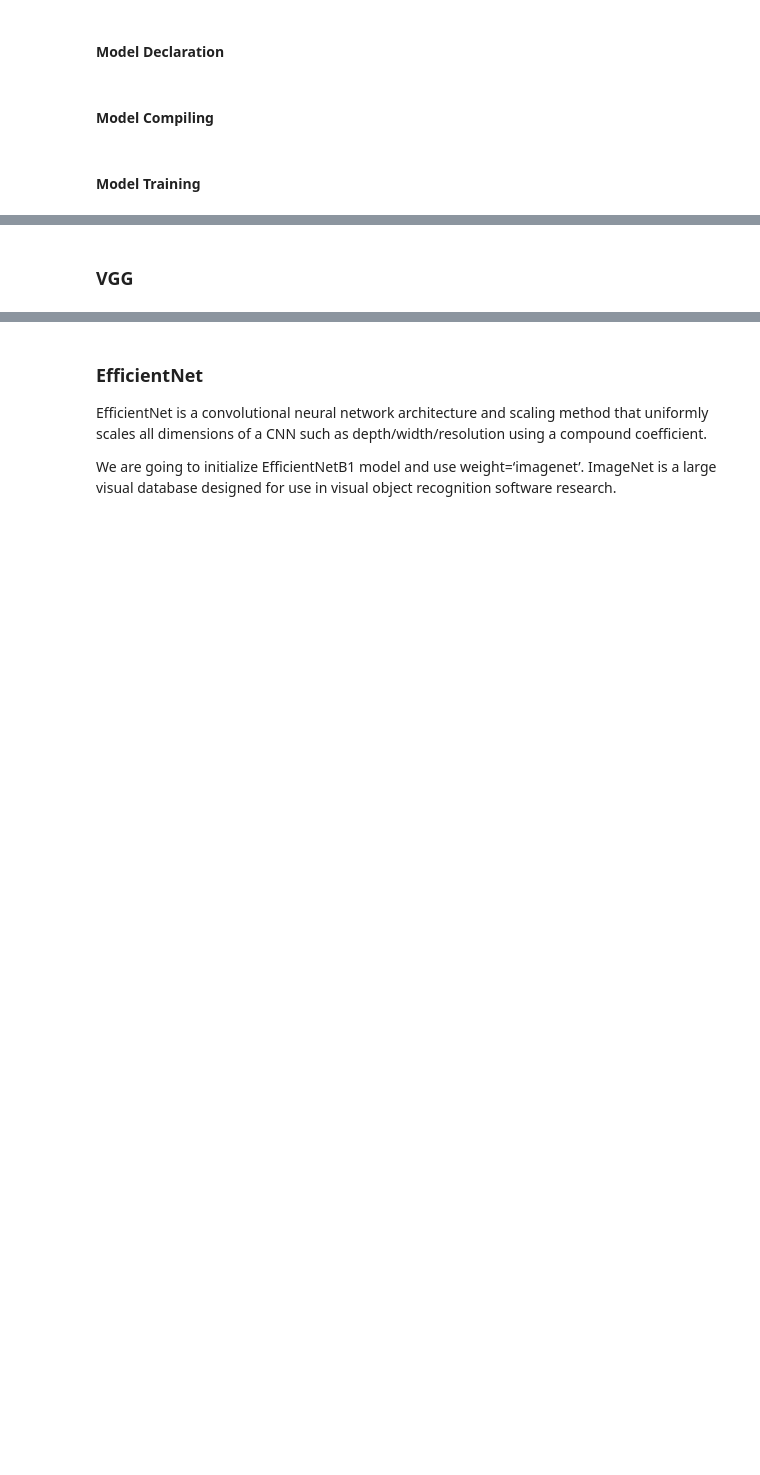
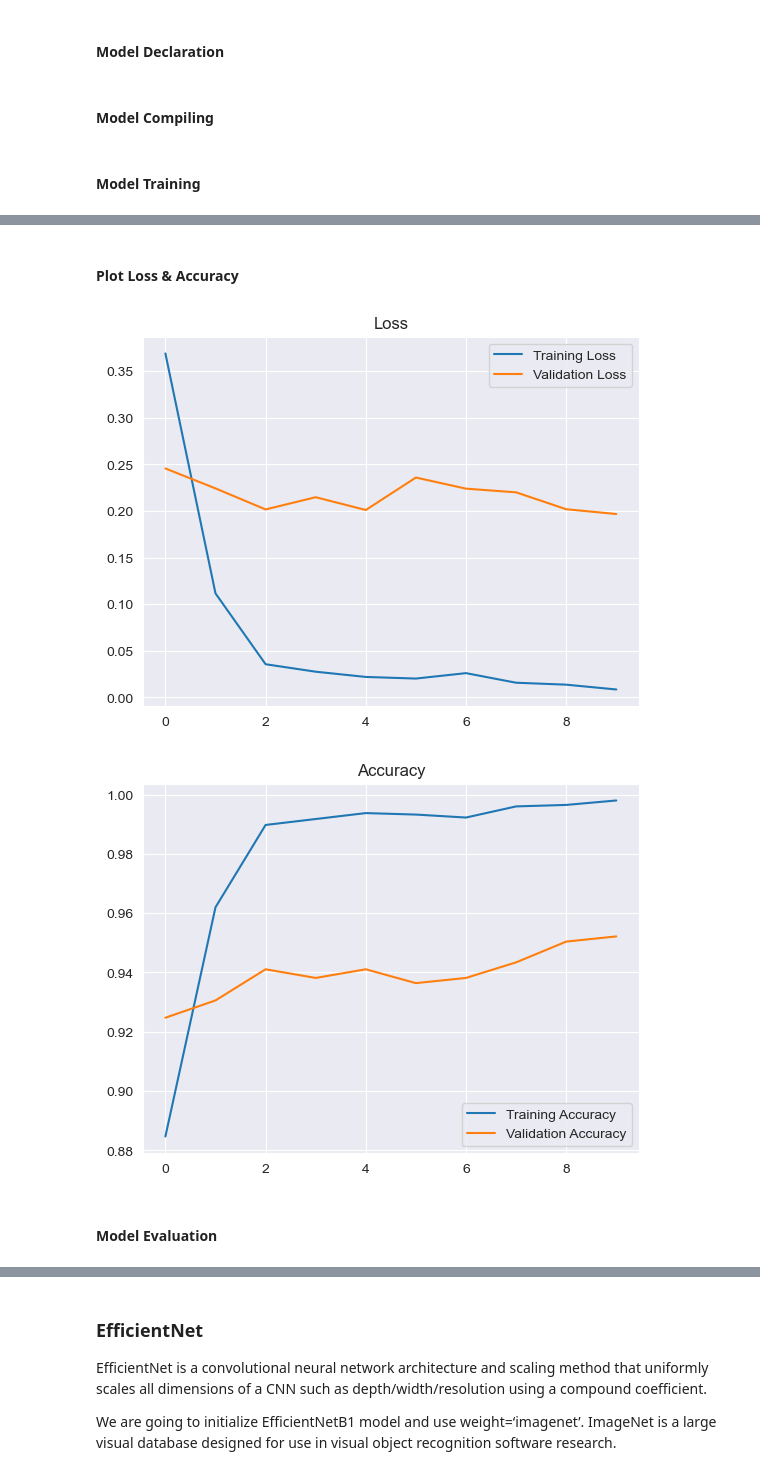
Before and after one commit to MYTHILI05896/brain-tumor-mri-classifier, a Jupyter notebook: BrainTumor.ipynb, the cells around one changed output, grey strips where cells are left out. Saved outputs shown, nothing was run; the diff lists cells and outputs as text; code cells hidden in the pictures; blank space fills up the shorter version.

```diff
--- a/BrainTumor.ipynb
+++ b/BrainTumor.ipynb
@@ -688,7 +695,7 @@ alex_net_model.compile(optimizer='adam', loss='sparse_categorical_crossentropy',
 # %% [markdown]
 #### Model Training
 # %%
-alex_net_model.fit(X_train, y_train, batch_size=32, epochs=10, validation_data=(X_val, y_val))
+alex_net_model.fit(X_train, y_train, batch_size=32, epochs=10, validation_data=(X_val, y_val), callbacks=[checkpoint])
 # %% [output]
 Epoch 1/10
 125/125 [==============================] - 22s 163ms/step - loss: 2.9057 - accuracy: 0.5583 - val_loss: 2.7072 - val_accuracy: 0.4207
@@ -821,3 +777,18 @@ def UnetModel(input_shape=(256, 256, 1), n_classes=4):
+# %%
+from keras.applications import VGG16
+
+# VGG16
+vgg = VGG16(input_shape=IMG_SHAPE, weights='imagenet', include_top=False)
+
+for layer in vgg.layers:
+    layer.trainable = False
+
+x = Flatten()(vgg.output)
+x = Dense(units = 512, activation = 'relu')(x)
+x = BatchNormalization()(x)
+x = Dropout(rate=0.5)(x)
+x = Dense(units = 5, activation='softmax')(x)
+vgg16_model = Model(inputs=vgg.input, outputs=x)
 # %% [markdown]
 #### Model Compiling
 # %%
@@ -842,2 +821,10 @@ unet_model.fit(X_train, y_train, batch_size=32, epochs=10, validation_data=(X_va
-# %% [markdown]
-### VGG
+# %% [markdown]
+#### Plot Loss & Accuracy
+# %%
+history = vgg16_model.history
+plot_metrics(history.history)
+# %% [output]
+[figure, added]
+[figure, added]
+# %% [markdown]
+#### Model Evaluation
```
Also changed, not shown: parts of 31 cells of this notebook.
